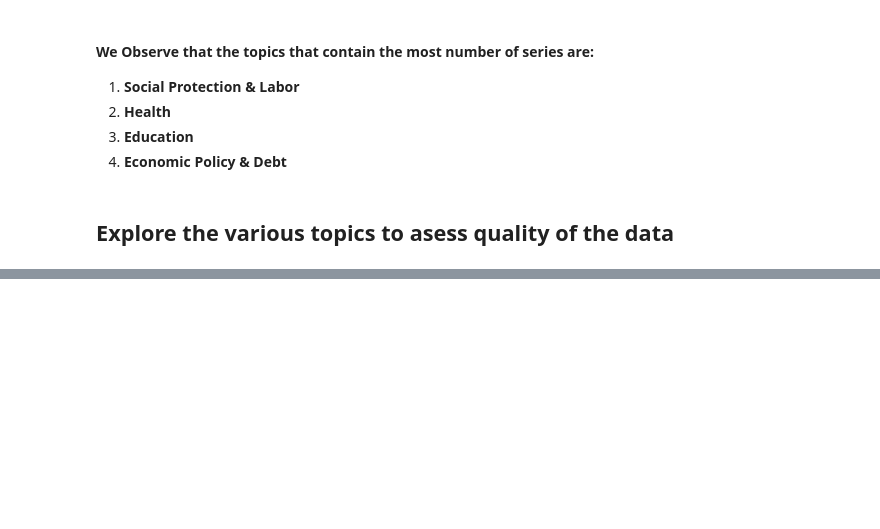
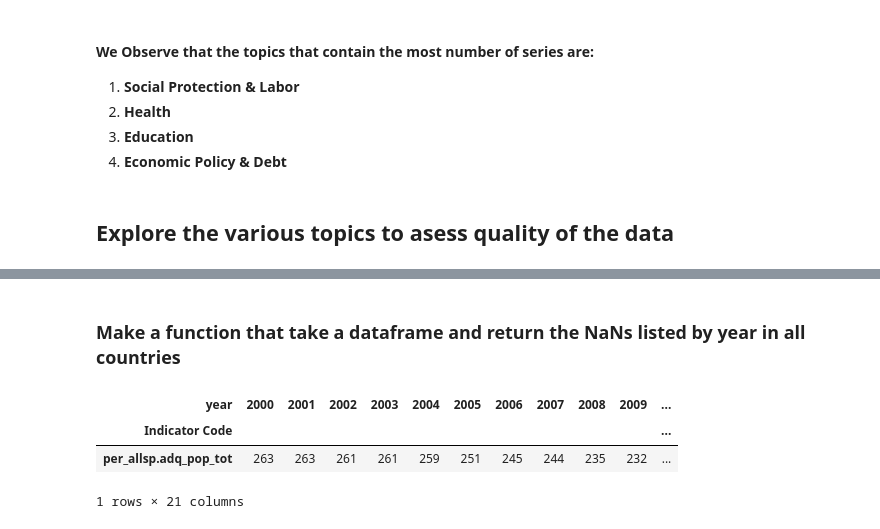
Before and after one commit to rjlopez2/ADS-_CAS_Bern_2020, a Jupyter notebook: Projects/M3/scrap_wikipedia_revo_list.ipynb, the cells around one changed output, grey strips where cells are left out. Drawn from its saved outputs; the diff is of its cells as text; code cells hidden in the pictures; blank space fills up the shorter version.

Commit message:
create a function that compute NaNs for a agiven dataserie to asses the quality

```diff
--- a/Projects/M3/scrap_wikipedia_revo_list.ipynb
+++ b/Projects/M3/scrap_wikipedia_revo_list.ipynb
@@ -301,0 +294,17 @@ raw_percentage_db_catalog[raw_percentage_db_catalog['Topic'] == "Social Protecti
+# %% [markdown]
+### Make a function that take a dataframe and return the NaNs listed by year in all countries
+# %%
+def data_quality_asses(dataframe):
+    df_years = pd.DataFrame(dataframe.isnull().sum()).reset_index()[4:] # Obtain Nas per year
+    df_years.columns = ("year", "NaNs") # rename columns
+    df_years["Indicator Code"] = dataframe["Indicator Code"][0] # add new column with the code name
+    df_years.set_index( ["Indicator Code"], inplace = True) # reset index to the code name
+    df_years = pd.pivot(df_years, columns= 'year', values= "NaNs") # pivot the dataset
+    return (df_years)
+# %%
+data_quality_asses(wer_indicator)[:]
+# %% [output]
+| year | 2000 | 2001 | 2002 | 2003 | 2004 | 2005 | 2006 | 2007 | 2008 | 2009 | ... |
+| Indicator Code |  |  |  |  |  |  |  |  |  |  | ... |
+| per_allsp.adq_pop_tot | 263 | 263 | 261 | 261 | 259 | 251 | 245 | 244 | 235 | 232 | ... |
+1 rows × 21 columns
```
Also changed, not shown: parts of 4 cells of this notebook.
